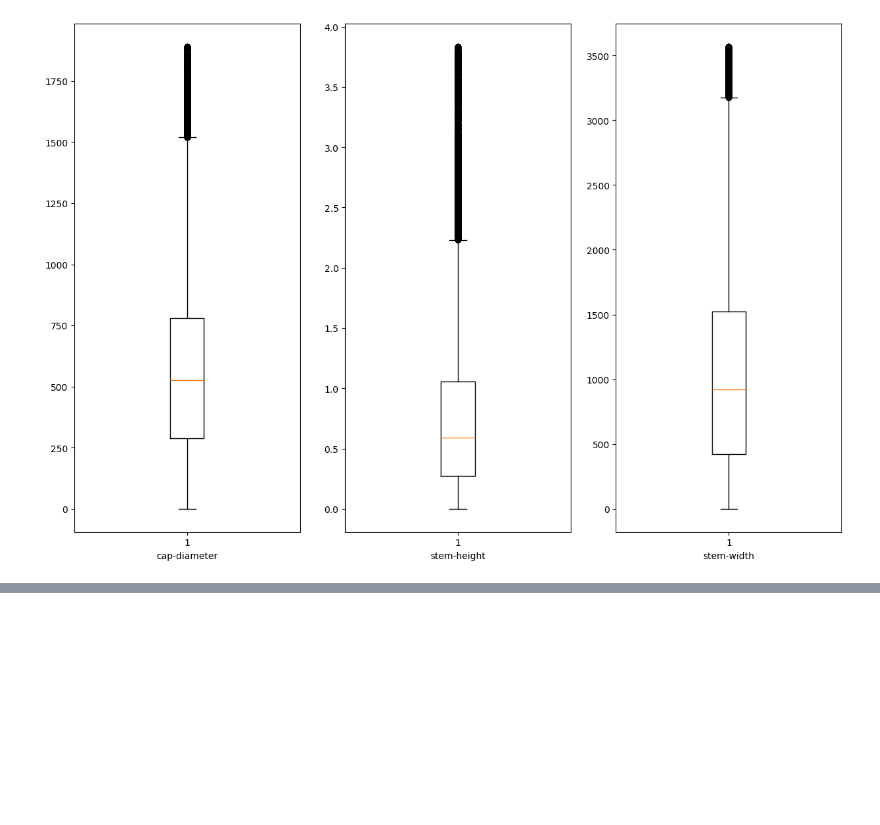
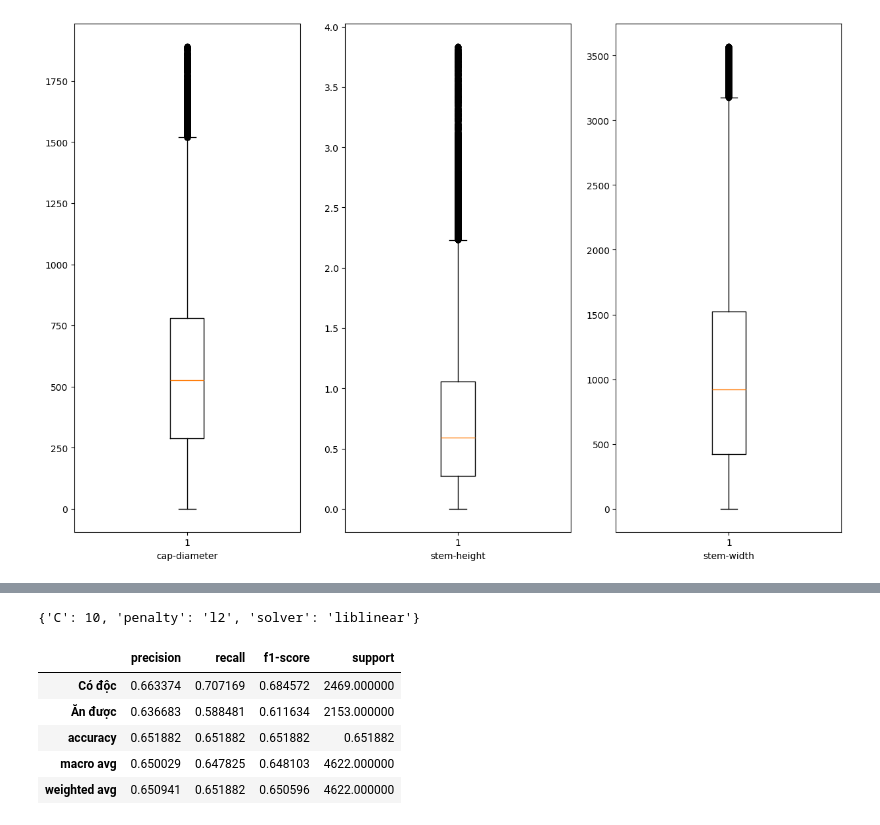
Before and after one commit to hiendamvan/mushroom_edible_classification, a Jupyter notebook: Analyze_data.ipynb, the cells around one changed output, grey strips where cells are left out. Cells and saved outputs as stored; diff of their text form; code cells hidden in the pictures; blank space fills up the shorter version.

```diff
--- a/Analyze_data.ipynb
+++ b/Analyze_data.ipynb
@@ -140,0 +233,4 @@ Text(0.5, 0, 'stem-width')
+# %%
+LR_regu.best_params_
+# %% [output]
+{'C': 10, 'penalty': 'l2', 'solver': 'liblinear'}
@@ -140,0 +240,11 @@ Text(0.5, 0, 'stem-width')
+# %%
+evaluate = classification_report(y_test, y_pre, output_dict=True)
+evaluate_df = pd.DataFrame(evaluate).transpose()
+evaluate_df
+# %% [output]
+|  | precision | recall | f1-score | support |
+| Có độc | 0.663374 | 0.707169 | 0.684572 | 2469.000000 |
+| Ăn được | 0.636683 | 0.588481 | 0.611634 | 2153.000000 |
+| accuracy | 0.651882 | 0.651882 | 0.651882 | 0.651882 |
+| macro avg | 0.650029 | 0.647825 | 0.648103 | 4622.000000 |
+| weighted avg | 0.650941 | 0.651882 | 0.650596 | 4622.000000 |
```
Also changed, not shown: parts of 13 cells of this notebook.
